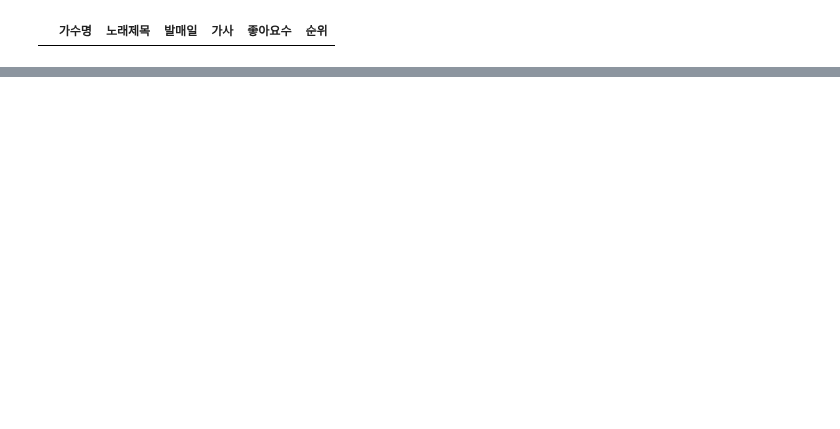
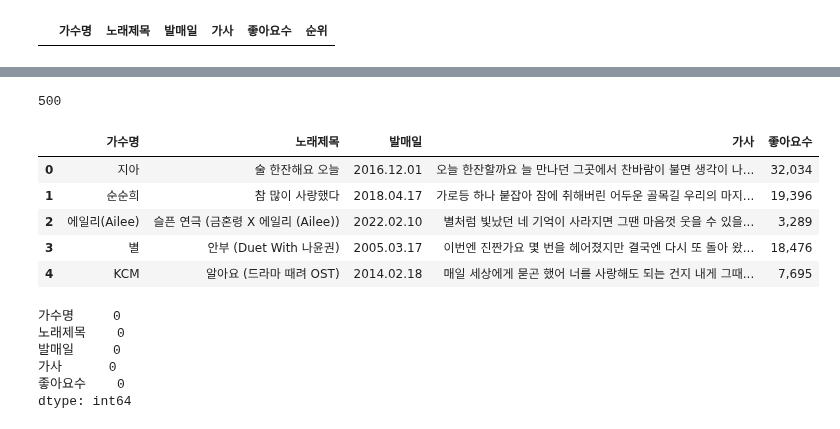
Before and after one commit to python-project-3Joe/python, a Jupyter notebook: Note/jyy.ipynb, the cells around one changed output, grey strips where cells are left out. Cells and saved outputs as stored; diff of their text form; code cells hidden in the pictures; blank space fills up the shorter version.

```diff
--- a/Note/jyy.ipynb
+++ b/Note/jyy.ipynb
@@ -367,0 +373,34 @@ pd.read_csv("../Data/melon_top1500.csv").head()
+# %%
+chrome_options = webdriver.ChromeOptions()
+driver = webdriver.Chrome(service=Service(ChromeDriverManager().install()), options=chrome_options)
+
+# for문으로 인덱스 돌리기
+
+total_lists = []
+for page in list(range(1501,2000, 50)):
+
+  driver = webdriver.Chrome(service=Service(ChromeDriverManager().install()), options=chrome_options)
+  driver.get('https://www.melon.com/genre/song_list.htm?gnrCode=GN0100#params%5BgnrCode%5D=GN0100&params%5BdtlGnrCode%5D=&params%5BorderBy%5D=POP&params%5BsteadyYn%5D=N&po=pageObj&startIndex='+ str(page))
+
+  page_source = driver.page_source
+  soup = BeautifulSoup(page_source, "html.parser")
+
+  songIds = soup.select("#frm > div > table > tbody td:nth-child(4) > div > a")
+  total_lists = total_lists + songIds
+# %%
+# songId 가져오기
+songId_list = []
+for songId in total_lists:
+    songId_list.append(songId['href'].split('\'')[1])
+
+len(songId_list)
+# %% [output]
+500
+# %%
+# 가수명, 노래제목, 발매일, 가사, 좋아요 수 리스트 변수 생성
+
+singer_list = []
+singName_list = []
+date_list = []
+lyrics_list = []
+like_list = []
@@ -367,0 +449,2 @@ pd.read_csv("../Data/melon_top1500.csv").head()
+# %%
+ballad = {'가수명':singer_list, '노래제목':singName_list, '발매일':date_list, '가사':lyrics_list, '좋아요수':like_list}
@@ -367,0 +453,19 @@ pd.read_csv("../Data/melon_top1500.csv").head()
+# %%
+ballad_top2000 = pd.DataFrame(ballad)
+ballad_top2000.head()
+# %% [output]
+|  | 가수명 | 노래제목 | 발매일 | 가사 | 좋아요수 |
+| 0 | 지아 | 술 한잔해요 오늘 | 2016.12.01 | 오늘 한잔할까요 늘 만나던 그곳에서 찬바람이 불면 생각이 나... | 32,034 |
+| 1 | 순순희 | 참 많이 사랑했다 | 2018.04.17 | 가로등 하나 붙잡아 잠에 취해버린 어두운 골목길 우리의 마지... | 19,396 |
+| 2 | 에일리(Ailee) | 슬픈 연극 (금혼령 X 에일리 (Ailee)) | 2022.02.10 | 별처럼 빛났던 네 기억이 사라지면 그땐 마음껏 웃을 수 있을... | 3,289 |
+| 3 | 별 | 안부 (Duet With 나윤권) | 2005.03.17 | 이번엔 진짠가요 몇 번을 헤어졌지만 결국엔 다시 또 돌아 왔... | 18,476 |
+| 4 | KCM | 알아요 (드라마 때려 OST) | 2014.02.18 | 매일 세상에게 묻곤 했어 너를 사랑해도 되는 건지 내게 그때... | 7,695 |
+# %%
+ballad_top2000.isnull().sum()
+# %% [output]
+가수명     0
+노래제목    0
+발매일     0
+가사      0
+좋아요수    0
+dtype: int64
```
Also changed, not shown: parts of 14 cells of this notebook, 1 other file.
